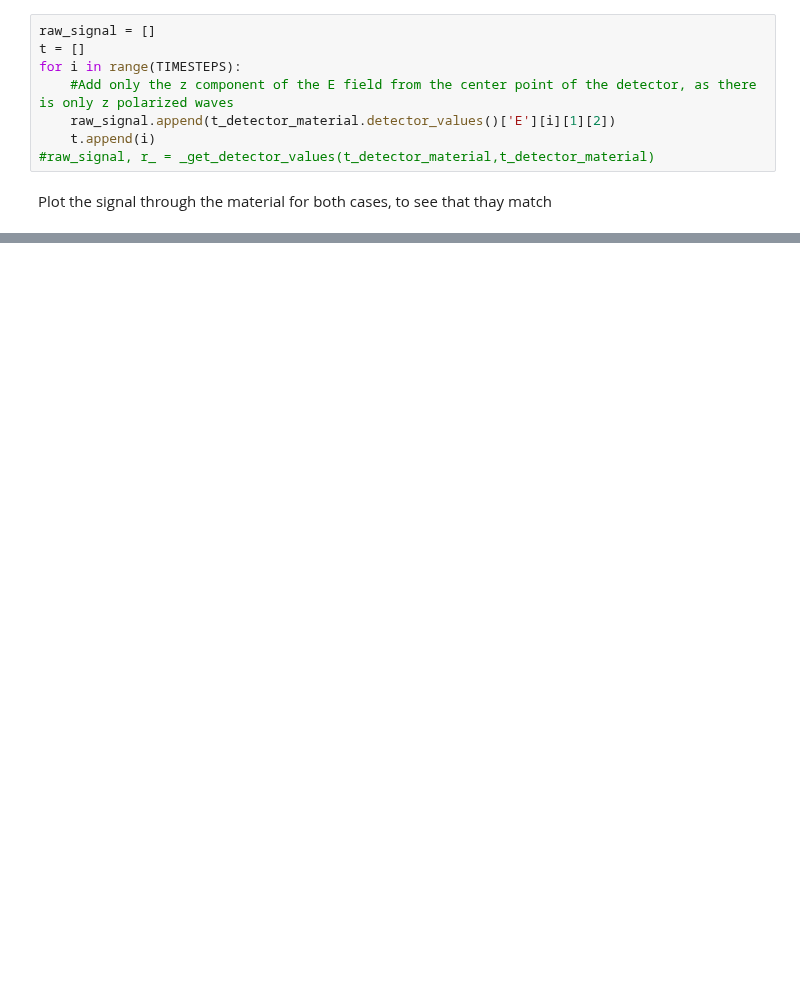
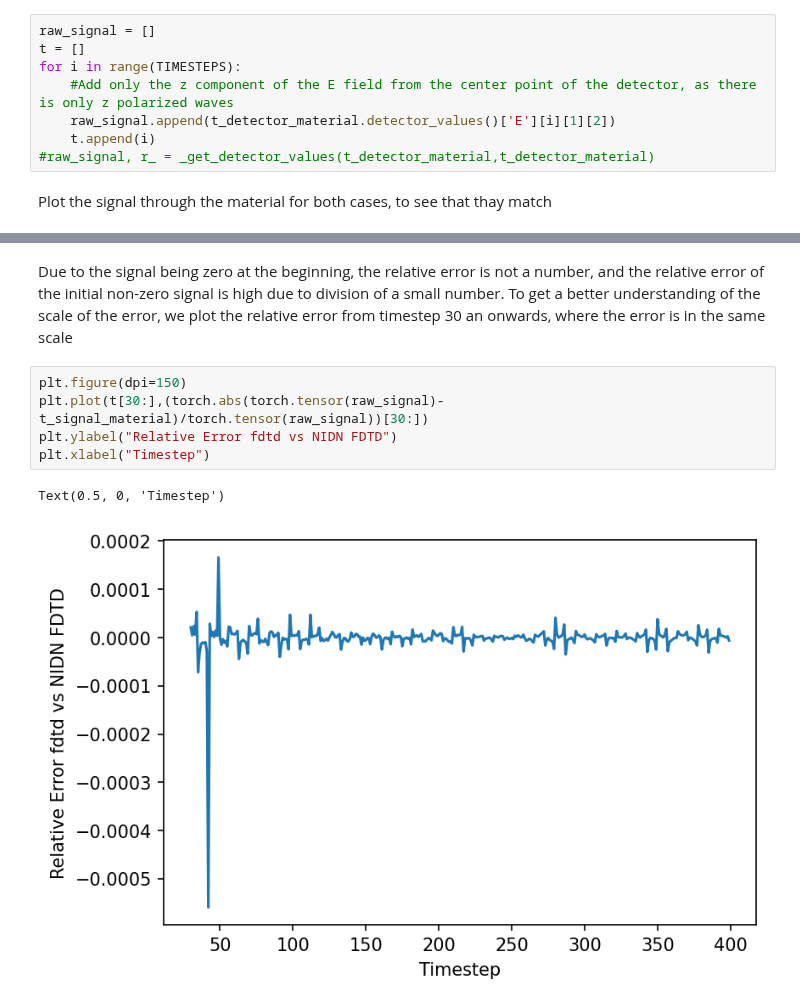
Before and after one commit to esa/NIDN, a Jupyter notebook: notebooks/Supplementary - Ground-truth Data Generation FDTD.ipynb, the cells around one changed output, grey strips where cells are left out. Saved outputs shown, nothing was run; the diff lists cells and outputs as text; blank space fills up the shorter version.

```diff
--- a/notebooks/Supplementary - Ground-truth Data Generation FDTD.ipynb
+++ b/notebooks/Supplementary - Ground-truth Data Generation FDTD.ipynb
@@ -226,0 +240,10 @@ Text(0.5, 0, 'Timestep')
+# %% [markdown]
+Due to the signal being zero at the beginning, the relative error is not a number, and the relative error of the initial non-zero signal is high due to division of a small number. To get a better understanding of the scale of the error, we plot the relative error from timestep 30 an onwards, where the error is in the same scale
+# %%
+plt.figure(dpi=150)
+plt.plot(t[30:],(torch.abs(torch.tensor(raw_signal)-t_signal_material)/torch.tensor(raw_signal))[30:])
+plt.ylabel("Relative Error fdtd vs NIDN FDTD")
+plt.xlabel("Timestep")
+# %% [output]
+Text(0.5, 0, 'Timestep')
+[figure, added]
```
Also changed, not shown: parts of 10 cells of this notebook.
